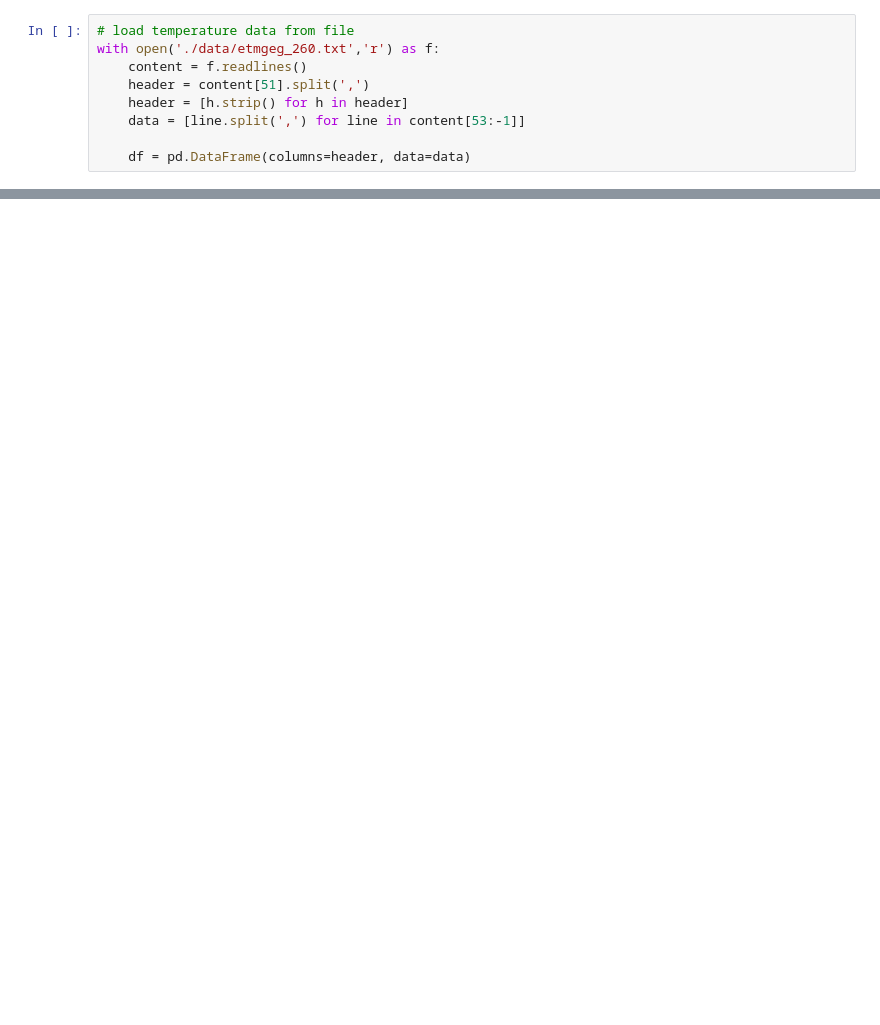
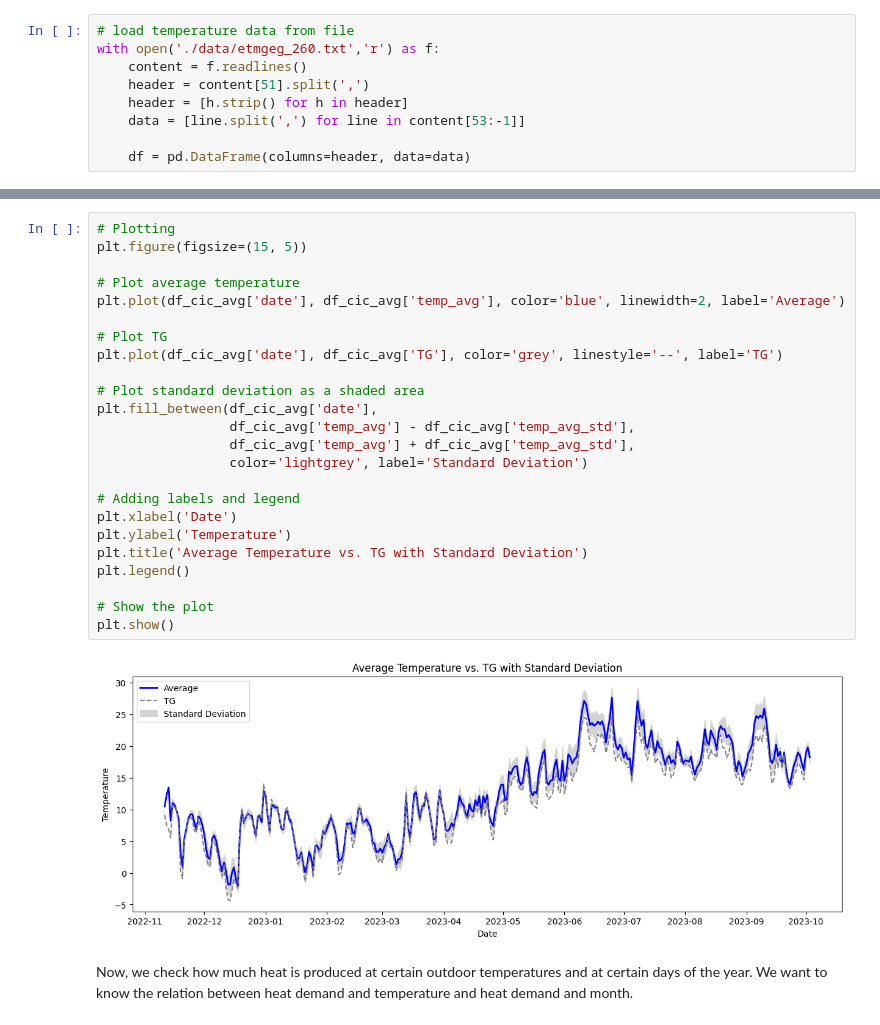
Before and after one commit to season0112/quatt_data_analysis, a Jupyter notebook: guaranteed-savings/Explorative_temperature_extrapolation.ipynb, the cells around one changed output, grey strips where cells are left out. Cells and saved outputs as stored; diff of their text form; blank space fills up the shorter version.

Commit message:
added some graphs in analysis

```diff
--- a/guaranteed-savings/Explorative_temperature_extrapolation.ipynb
+++ b/guaranteed-savings/Explorative_temperature_extrapolation.ipynb
@@ -75,0 +142,29 @@ plt.show()
+# %%
+# Plotting
+plt.figure(figsize=(15, 5))
+
+# Plot average temperature
+plt.plot(df_cic_avg['date'], df_cic_avg['temp_avg'], color='blue', linewidth=2, label='Average')
+
+# Plot TG
+plt.plot(df_cic_avg['date'], df_cic_avg['TG'], color='grey', linestyle='--', label='TG')
+
+# Plot standard deviation as a shaded area
+plt.fill_between(df_cic_avg['date'],
+                 df_cic_avg['temp_avg'] - df_cic_avg['temp_avg_std'],
+                 df_cic_avg['temp_avg'] + df_cic_avg['temp_avg_std'],
+                 color='lightgrey', label='Standard Deviation')
+
+# Adding labels and legend
+plt.xlabel('Date')
+plt.ylabel('Temperature')
+plt.title('Average Temperature vs. TG with Standard Deviation')
+plt.legend()
+
+# Show the plot
+plt.show()
+# %% [output]
+[figure, added]
+# %% [markdown]
+Now, we check how much heat is produced at certain outdoor temperatures and at certain days of the year.
+We want to know the relation between heat demand and temperature and heat demand and month.
```
Also changed, not shown: parts of 13 cells of this notebook.
